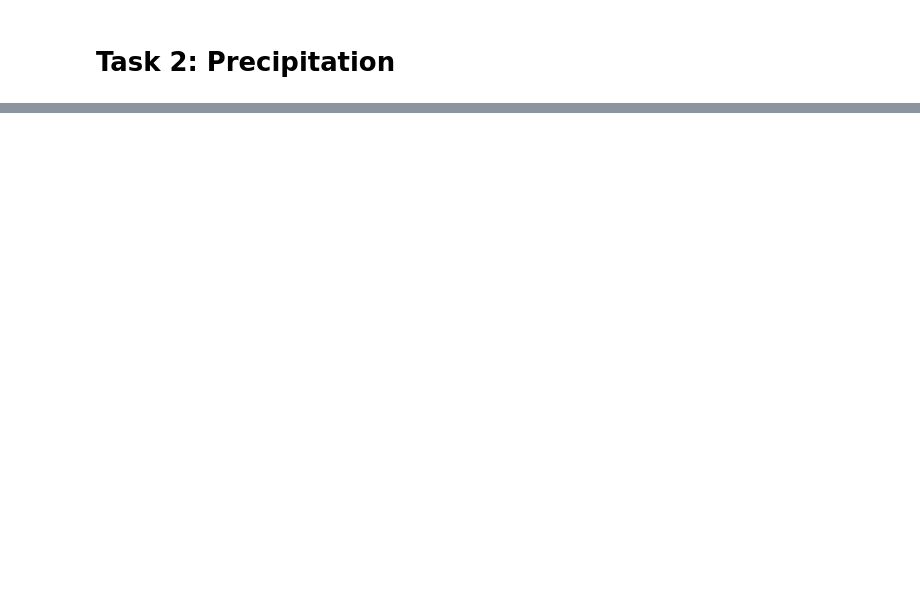
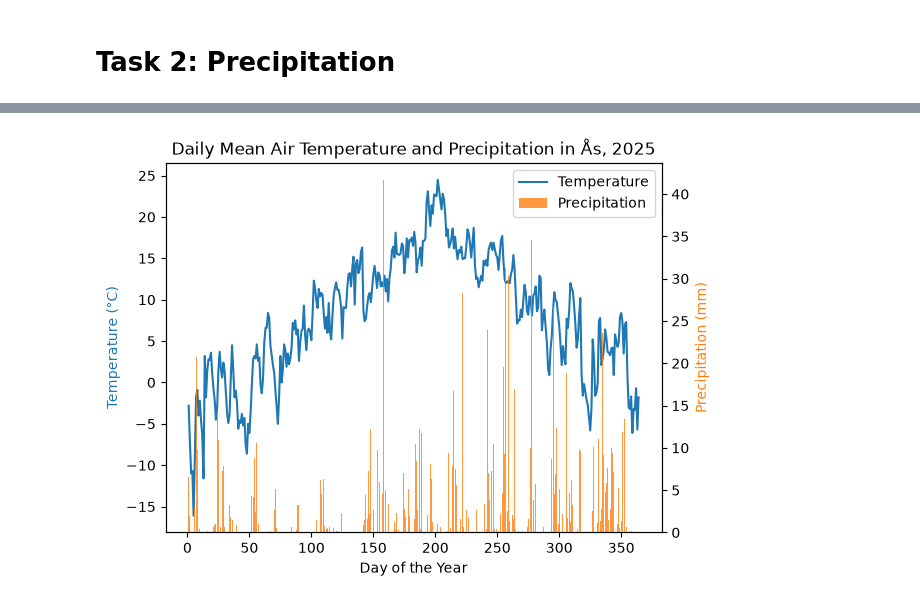
Before and after one commit to goggenn/deliverable_01, a Jupyter notebook: main_01.ipynb, the cells around one changed output, grey strips where cells are left out. Drawn from its saved outputs; the diff is of its cells as text; code cells hidden in the pictures; blank space fills up the shorter version.

```diff
--- a/main_01.ipynb
+++ b/main_01.ipynb
@@ -92,0 +127,27 @@ plt.show()
+# %%
+df_pt6h_p = df_2[df_2["timeOffset"] == "PT6H"].copy()
+df_pt6h_p.index = range(1, len(df_pt6h_p) + 1)
+
+fig, ax1 = plt.subplots()
+ax2 = ax1.twinx()
+
+line1 = df_pt6h_t.plot(y="value", ax=ax1, color="tab:blue", label="Temperature")
+line2 = ax2.bar(
+    df_pt6h_p.index,
+    df_pt6h_p["value"],
+    color="tab:orange",
+    alpha=0.8,
+    label="Precipitation"
+)
+ax1.set_title("Daily Mean Air Temperature and Precipitation in Ås, 2025")
+ax1.set_xlabel("Day of the Year")
+ax1.set_ylabel("Temperature (°C)", color="tab:blue")
+ax2.set_ylabel("Precipitation (mm)", color="tab:orange")
+
+handles1, labels1 = ax1.get_legend_handles_labels()
+handles2, labels2 = ax2.get_legend_handles_labels()
+ax1.legend(handles1 + handles2, labels1 + labels2)
+
+plt.show()
+# %% [output]
+[figure, added]
```
Also changed, not shown: parts of 3 cells of this notebook.
